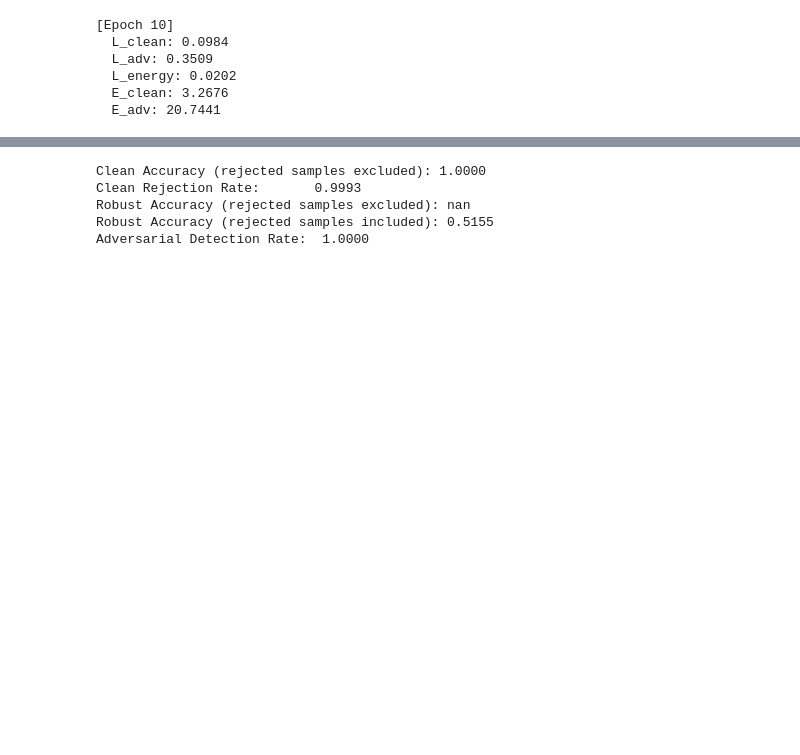
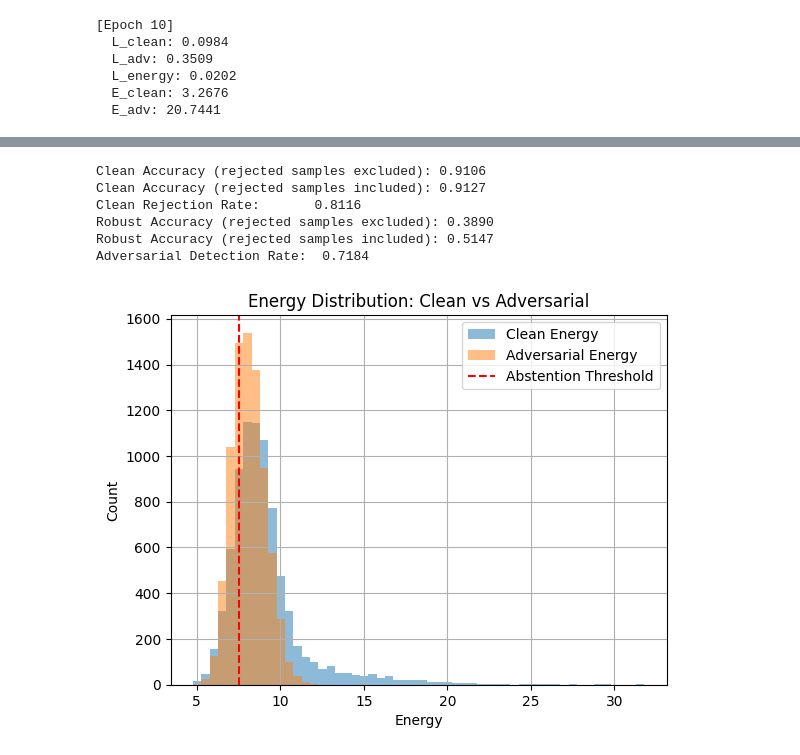
Before and after one commit to ArtMGreen/manifold-projection-layer, a Jupyter notebook: experiments.ipynb, the cells around one changed output, grey strips where cells are left out. Saved outputs shown, nothing was run; the diff lists cells and outputs as text; code cells hidden in the pictures; blank space fills up the shorter version.

```diff
--- a/experiments.ipynb
+++ b/experiments.ipynb
@@ -307,8 +329,11 @@ Adversarial Detection Rate:  0.0416
 # %%
-evaluate(train_loader, epsilon_energy, examples=1000)
+E_clean, E_adv = evaluate(train_loader, epsilon_energy+0.5*delta_energy, examples=500)
+energy_hist(E_clean, E_adv, epsilon_energy+0.5*delta_energy)
 # %% [output]
-Clean Accuracy (rejected samples excluded): 1.0000
-Clean Rejection Rate:       0.9993
-Robust Accuracy (rejected samples excluded): nan
-Robust Accuracy (rejected samples included): 0.5155
-Adversarial Detection Rate:  1.0000
+Clean Accuracy (rejected samples excluded): 0.9106
+Clean Accuracy (rejected samples included): 0.9127
+Clean Rejection Rate:       0.8116
+Robust Accuracy (rejected samples excluded): 0.3890
+Robust Accuracy (rejected samples included): 0.5147
+Adversarial Detection Rate:  0.7184
+[figure, added]
```
Also changed, not shown: parts of 5 cells of this notebook.
